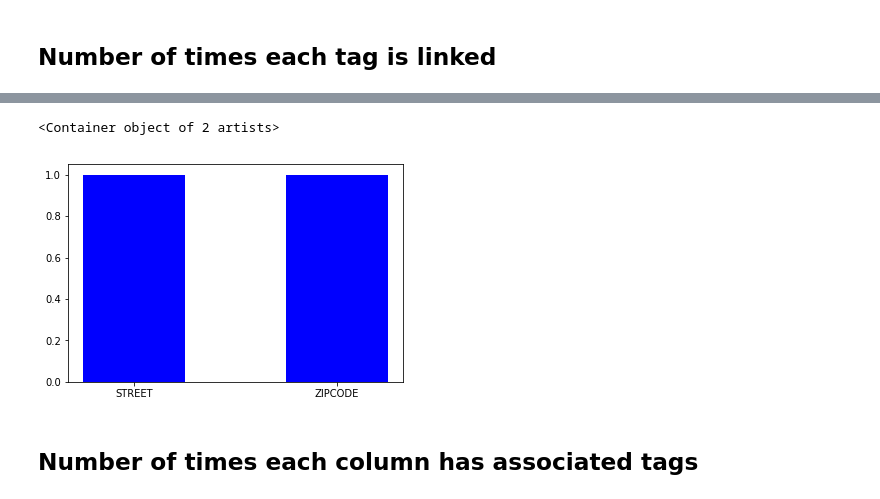
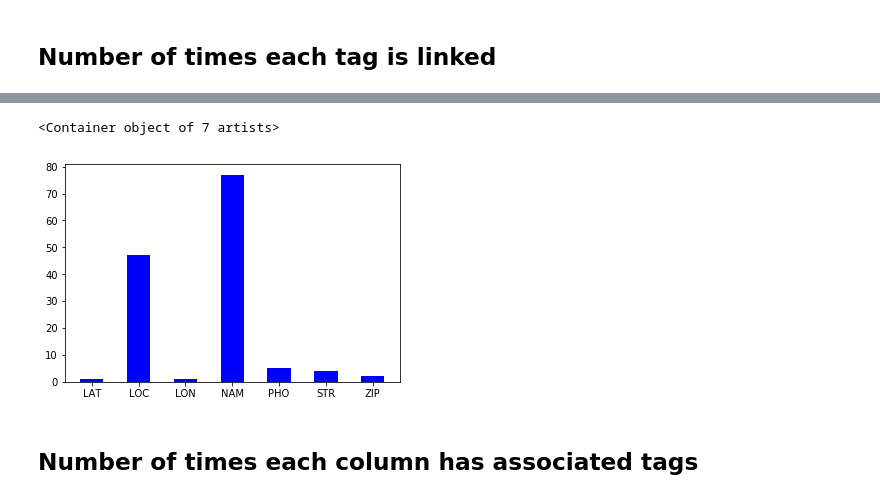
Before and after one commit to emontag/PIDA_Project, a Jupyter notebook: Code.ipynb, the cells around one changed output, grey strips where cells are left out. Saved outputs shown, nothing was run; the diff lists cells and outputs as text; code cells hidden in the pictures.

```diff
--- a/Code.ipynb
+++ b/Code.ipynb
@@ -97,8 +112,12 @@ print (tag_dict)
-# %%
-plt.bar(tag_dict.keys(), tag_dict.values(), .5, color='b')
-# %% [output]
-<Container object of 2 artists>
-[figure, removed]
+# %%
+li=tag_dict.keys()
+new_li=[]
+for l in li:
+    new_li.append(l[0:3])
+plt.bar(new_li, tag_dict.values(), .5, color='b')#resize as needed
+# %% [output]
+<Container object of 7 artists>
+[figure, added]
 # %% [markdown]
 ## Number of times each column has associated tags
 # %%
```
Also changed, not shown: parts of 17 cells of this notebook, 7 other files.
